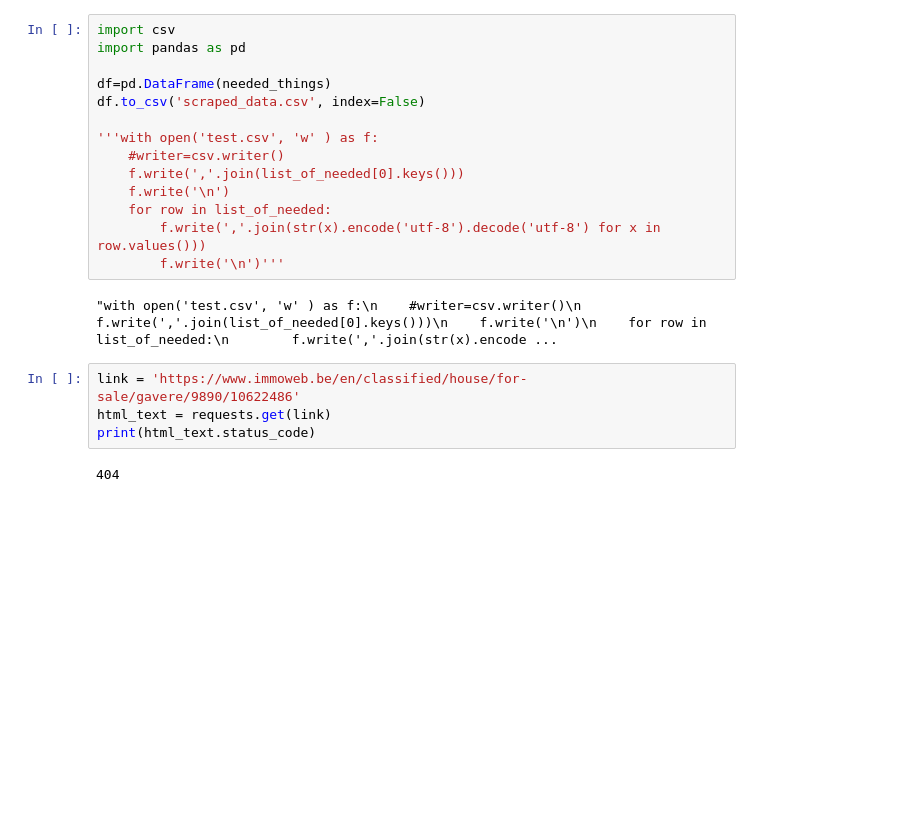
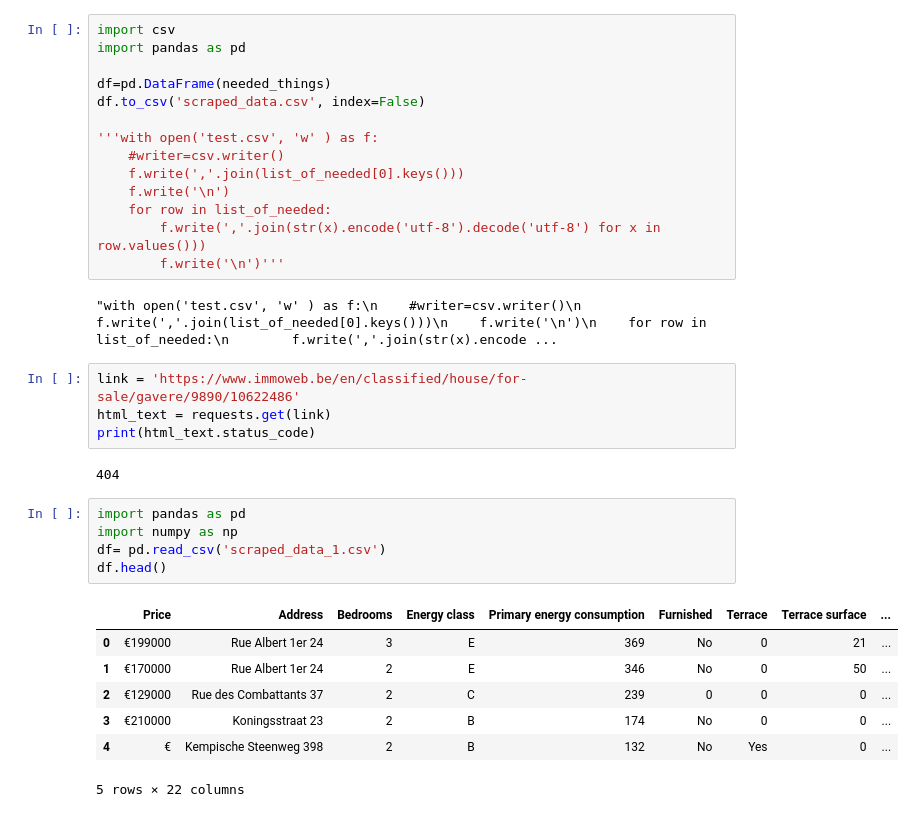
Before and after one commit to JonathanRabbi/ImmoEliza-webscraping, a Jupyter notebook: test.ipynb, the cells around one changed output. Saved outputs shown, nothing was run; the diff lists cells and outputs as text; blank space fills up the shorter version.

```diff
--- a/test.ipynb
+++ b/test.ipynb
@@ -96,3 +96,16 @@ html_text = requests.get(link)
 print(html_text.status_code)
 # %% [output]
 404
+# %%
+import pandas as pd
+import numpy as np
+df= pd.read_csv('scraped_data_1.csv')
+df.head()
+# %% [output]
+|  | Price | Address | Bedrooms | Energy class | Primary energy consumption | Furnished | Terrace | Terrace surface | ... |
+| 0 | €199000 | Rue Albert 1er 24 | 3 | E | 369 | No | 0 | 21 | ... |
+| 1 | €170000 | Rue Albert 1er 24 | 2 | E | 346 | No | 0 | 50 | ... |
+| 2 | €129000 | Rue des Combattants 37 | 2 | C | 239 | 0 | 0 | 0 | ... |
+| 3 | €210000 | Koningsstraat 23 | 2 | B | 174 | No | 0 | 0 | ... |
+| 4 | € | Kempische Steenweg 398 | 2 | B | 132 | No | Yes | 0 | ... |
+5 rows × 22 columns
```
Also changed, not shown: parts of 4 cells of this notebook, 4 other files.
